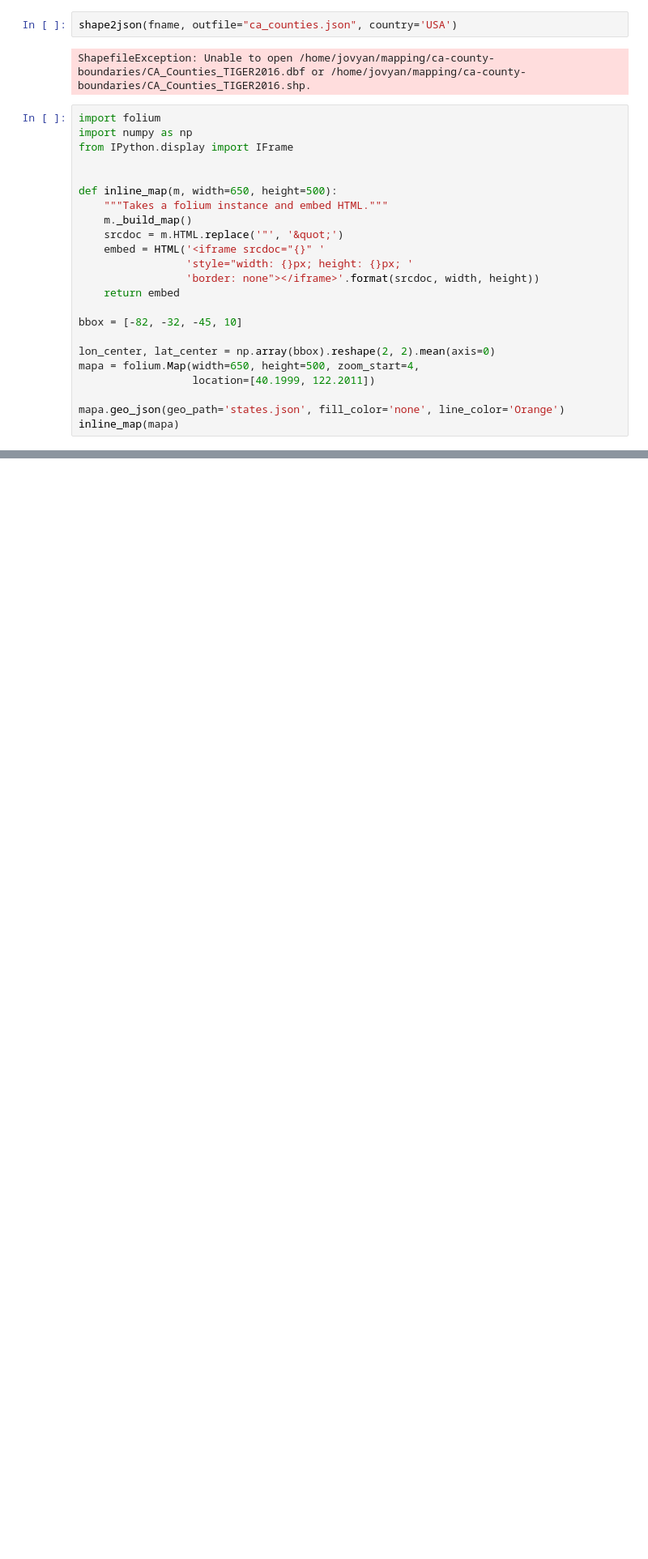
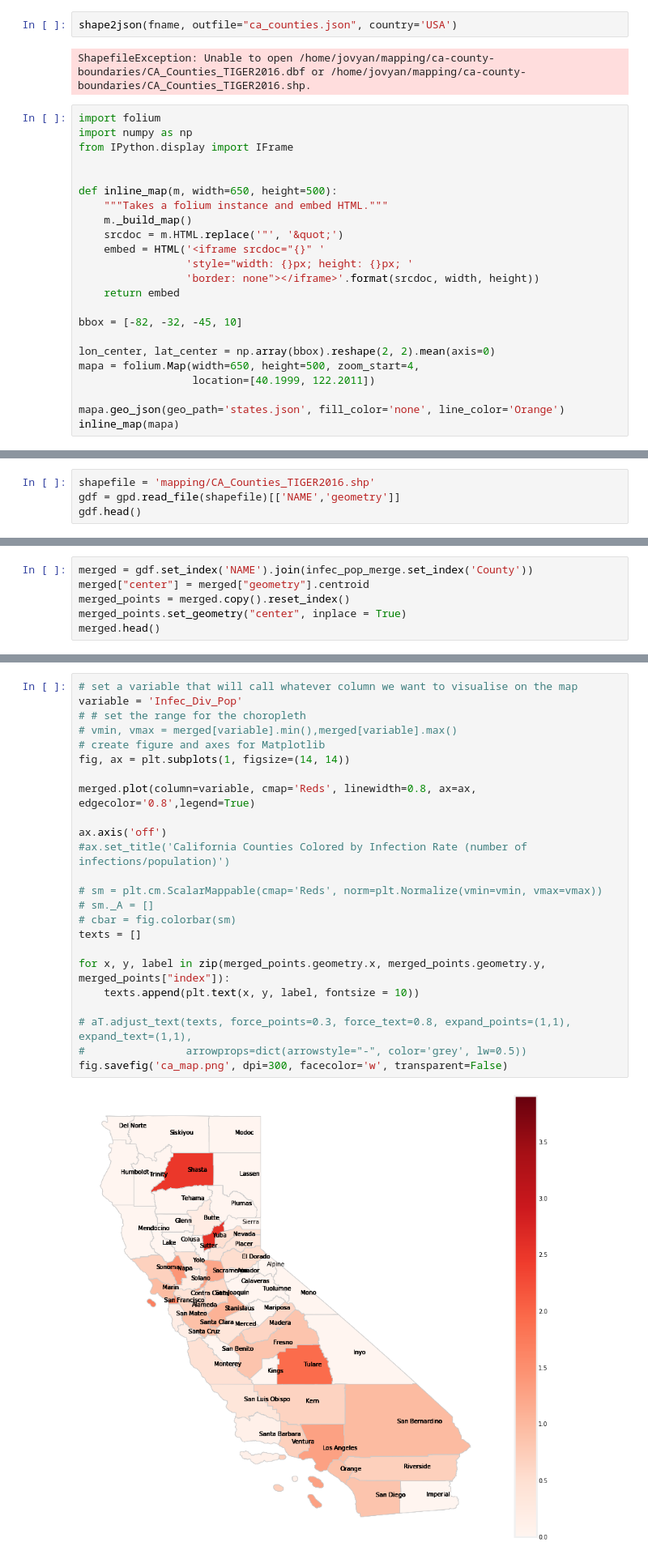
Before and after one commit to ds-modules/MCB-50, a Jupyter notebook: Data Exploration.ipynb, the cells around one changed output, grey strips where cells are left out. Shown at 81% size. Saved outputs shown, nothing was run; the diff lists cells and outputs as text; blank space fills up the shorter version.

```diff
--- a/Data Exploration.ipynb
+++ b/Data Exploration.ipynb
@@ -632,0 +641,4 @@ inline_map(mapa)
+# %%
+shapefile = 'mapping/CA_Counties_TIGER2016.shp'
+gdf = gpd.read_file(shapefile)[['NAME','geometry']]
+gdf.head()
@@ -632,0 +652,6 @@ inline_map(mapa)
+# %%
+merged = gdf.set_index('NAME').join(infec_pop_merge.set_index('County'))
+merged["center"] = merged["geometry"].centroid
+merged_points = merged.copy().reset_index()
+merged_points.set_geometry("center", inplace = True)
+merged.head()
@@ -632,0 +674,26 @@ inline_map(mapa)
+# %%
+# set a variable that will call whatever column we want to visualise on the map
+variable = 'Infec_Div_Pop'
+# # set the range for the choropleth
+# vmin, vmax = merged[variable].min(),merged[variable].max()
+# create figure and axes for Matplotlib
+fig, ax = plt.subplots(1, figsize=(14, 14))
+
+merged.plot(column=variable, cmap='Reds', linewidth=0.8, ax=ax, edgecolor='0.8',legend=True)
+
+ax.axis('off')
+#ax.set_title('California Counties Colored by Infection Rate (number of infections/population)')
+
+# sm = plt.cm.ScalarMappable(cmap='Reds', norm=plt.Normalize(vmin=vmin, vmax=vmax))
+# sm._A = []
+# cbar = fig.colorbar(sm)
+texts = []
+
+for x, y, label in zip(merged_points.geometry.x, merged_points.geometry.y, merged_points["index"]):
+    texts.append(plt.text(x, y, label, fontsize = 10))
+
+# aT.adjust_text(texts, force_points=0.3, force_text=0.8, expand_points=(1,1), expand_text=(1,1),
+#                arrowprops=dict(arrowstyle="-", color='grey', lw=0.5))
+fig.savefig('ca_map.png', dpi=300, facecolor='w', transparent=False)
+# %% [output]
+[figure, added]
```
Also changed, not shown: parts of 4 cells of this notebook, 2 other files.
